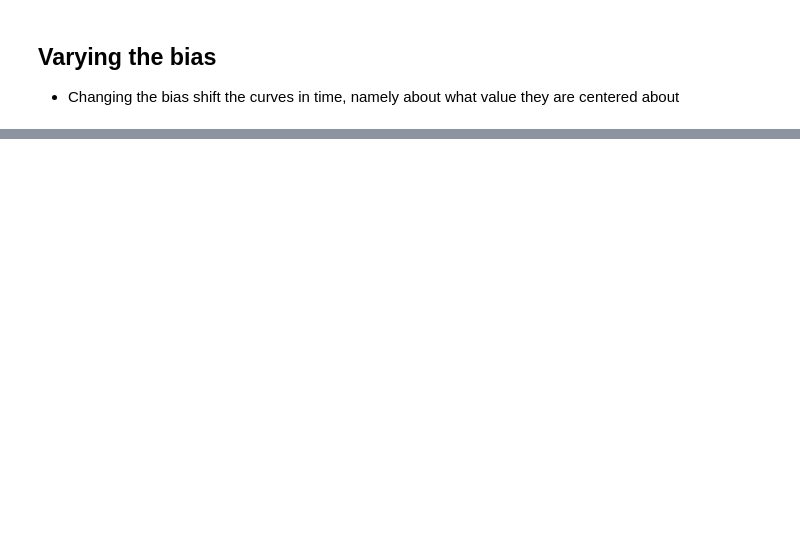
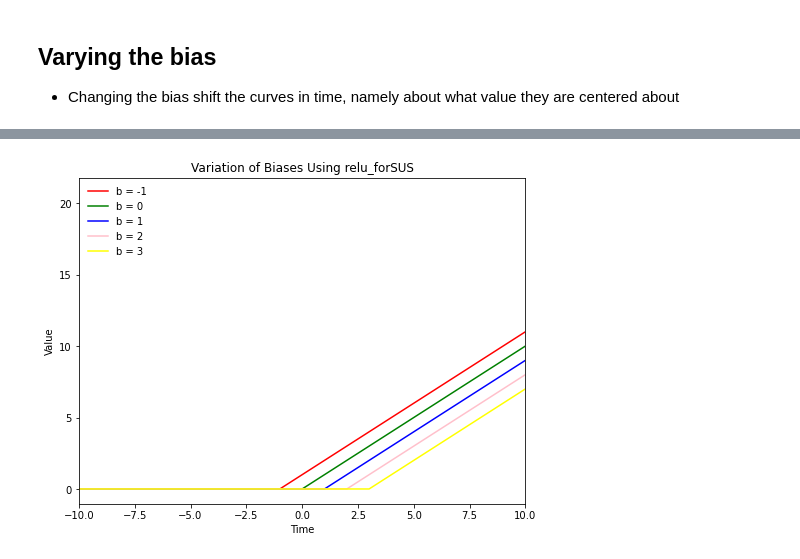
Before and after one commit to kdmalc/CompNeuro, a Jupyter notebook: NSC_HW2/HW2_NB_FEEDBACK.ipynb, the cells around one changed output, grey strips where cells are left out. Cells and saved outputs as stored; diff of their text form; code cells hidden in the pictures; blank space fills up the shorter version.

```diff
--- a/NSC_HW2/HW2_NB_FEEDBACK.ipynb
+++ b/NSC_HW2/HW2_NB_FEEDBACK.ipynb
@@ -191,0 +202,14 @@ vary_eqns(x, relu_vec, "b", w=w, b=b)
+# %%
+def relu_forSUS(n, w=1, b=0):
+    # Requires the full w vector
+    if w is int or w==1:
+        w = [1]*len(n)
+
+    res = [0]*len(n)
+    for idx, val in enumerate(n):
+        res[idx] = w[idx]*(val)-b if val > b else 0
+    return res
+
+vary_eqns(x, relu_forSUS, "b", w=w, b=b)
+# %% [output]
+[figure, added]
```
Also changed, not shown: parts of 12 cells of this notebook.
